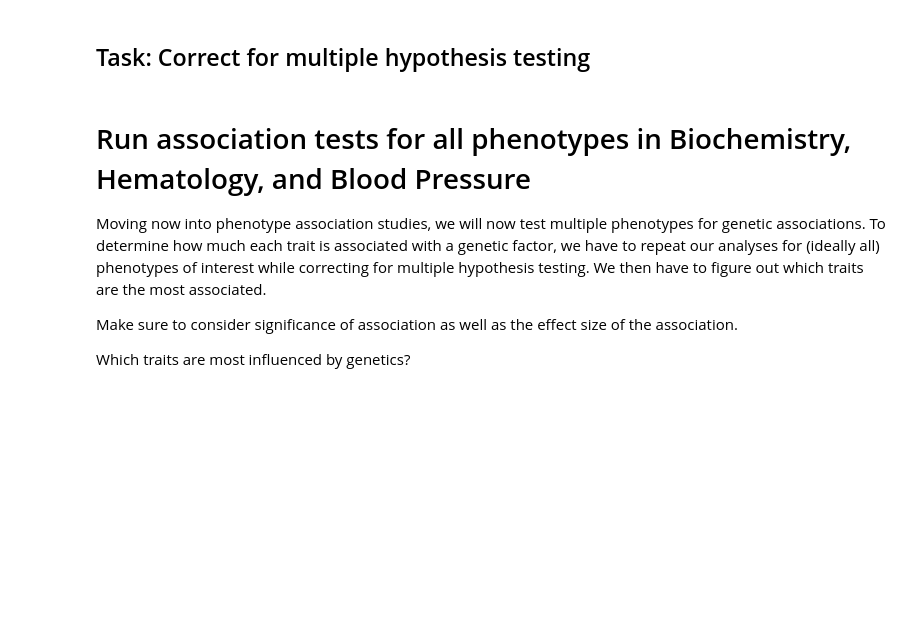
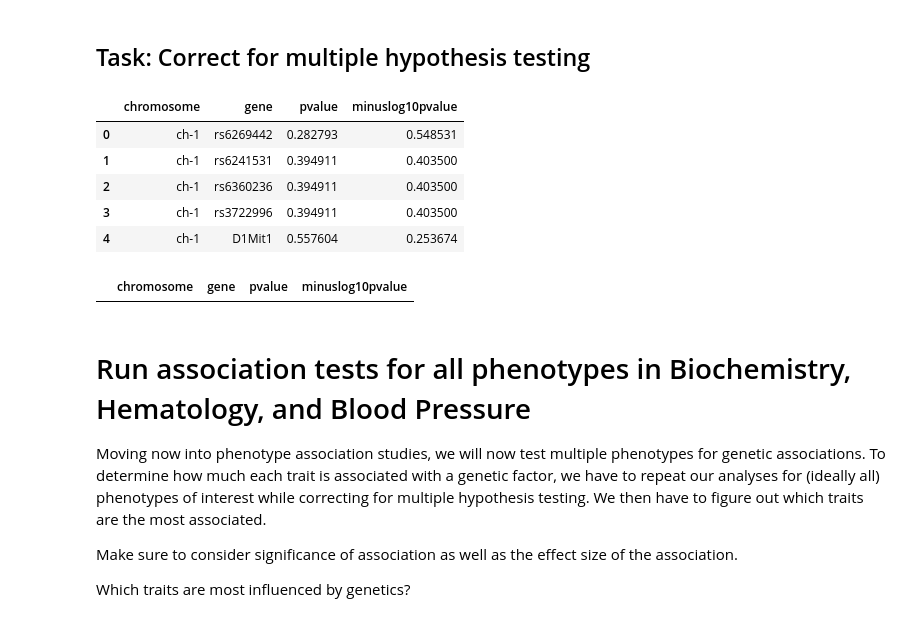
Before and after one commit to Telocontar/IntegratedBioinformatics, a Jupyter notebook: notebooks/Day3_GWAS_part1.ipynb, the cells around one changed output. Drawn from its saved outputs; the diff is of its cells as text; code cells hidden in the pictures; blank space fills up the shorter version.

```diff
--- a/notebooks/Day3_GWAS_part1.ipynb
+++ b/notebooks/Day3_GWAS_part1.ipynb
@@ -858,5 +1012,20 @@ All of the phenotype data provided in the multi-omics publication is actually no
 # %% [markdown]
 ## Task: Correct for multiple hypothesis testing
+# %%
+cold_decrease_result.head()
+# %% [output]
+|  | chromosome | gene | pvalue | minuslog10pvalue |
+| 0 | ch-1 | rs6269442 | 0.282793 | 0.548531 |
+| 1 | ch-1 | rs6241531 | 0.394911 | 0.403500 |
+| 2 | ch-1 | rs6360236 | 0.394911 | 0.403500 |
+| 3 | ch-1 | rs3722996 | 0.394911 | 0.403500 |
+| 4 | ch-1 | D1Mit1 | 0.557604 | 0.253674 |
+# %%
+# no significant genes found..
+
+MHT_correction(cold_decrease_result, alpha=0.9)
+# %% [output]
+|  | chromosome | gene | pvalue | minuslog10pvalue |
 # %% [markdown]
 # Run association tests for all phenotypes in Biochemistry, Hematology, and Blood Pressure
 Moving now into phenotype association studies, we will now test multiple phenotypes for genetic associations. To determine how much each trait is associated with a genetic factor, we have to repeat our analyses for (ideally all) phenotypes of interest while correcting for multiple hypothesis testing. We then have to figure out which traits are the most associated.
```
Also changed, not shown: parts of 49 cells of this notebook.
